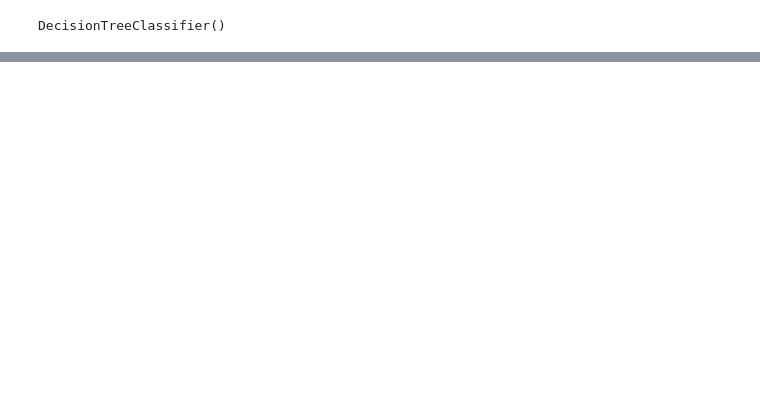
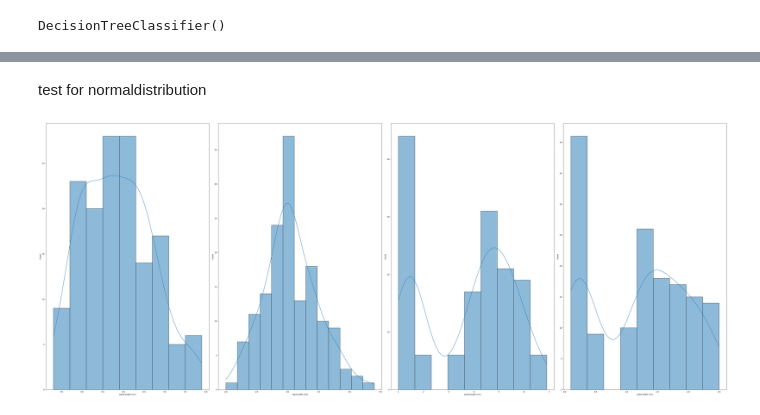
Before and after one commit to ranUser01/DDAL, a Jupyter notebook: Test_example.ipynb, the cells around one changed output, grey strips where cells are left out. Cells and saved outputs as stored; diff of their text form; code cells hidden in the pictures; blank space fills up the shorter version.

```diff
--- a/Test_example.ipynb
+++ b/Test_example.ipynb
@@ -38,0 +57,13 @@ if ddal.detection_module():
+# %% [markdown]
+test for normaldistribution
+# %%
+# Assuming df_x is your DataFrame
+fig, axs = plt.subplots(1,len(df_x.columns), figsize=(50, 5*len(df_x.columns)))
+
+for i, c in enumerate(df_x.columns):
+    sbs.histplot(data=df_x, x=c, kde=True, ax=axs[i])
+
+plt.tight_layout()
+plt.show()
+# %% [output]
+[figure, added]
```
Also changed, not shown: parts of 3 cells of this notebook.
